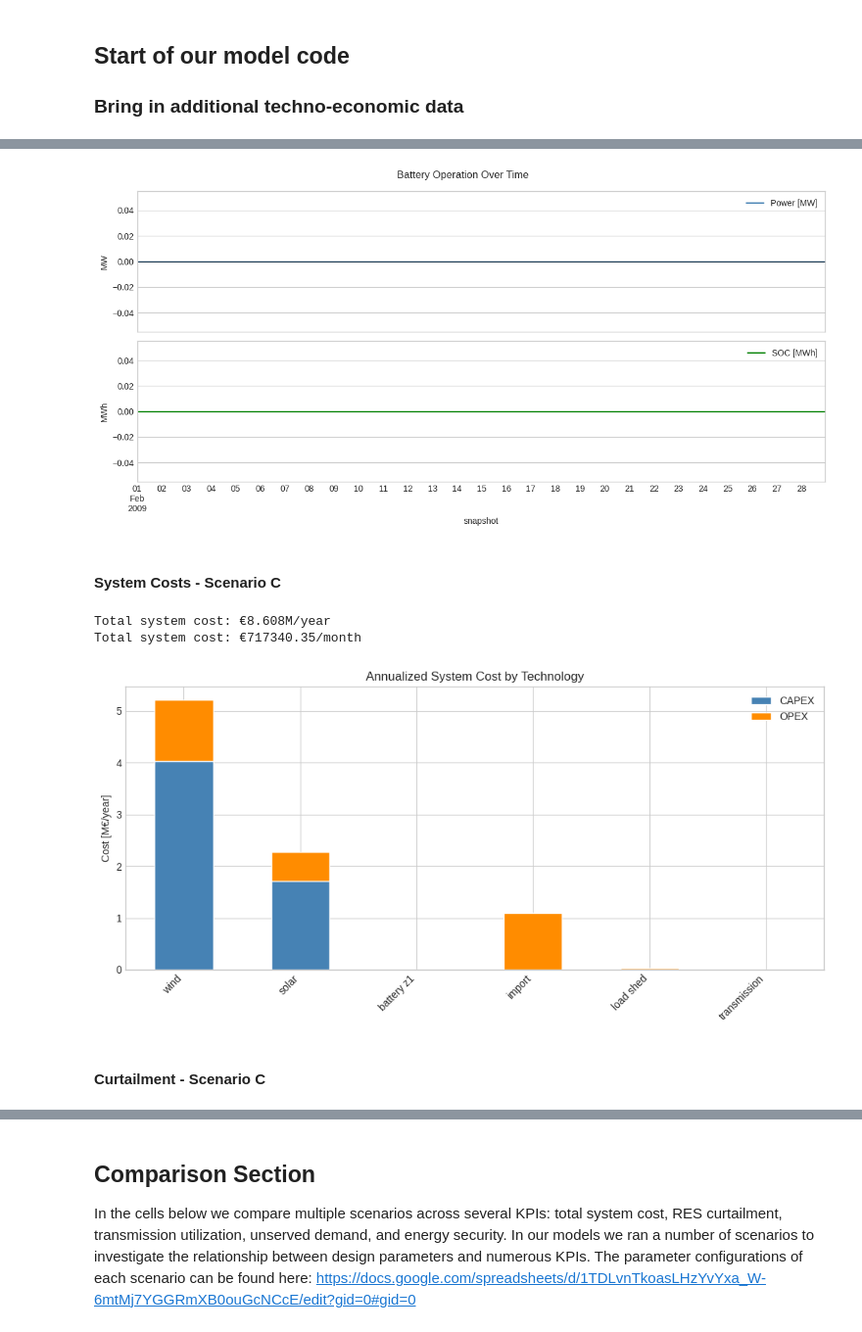
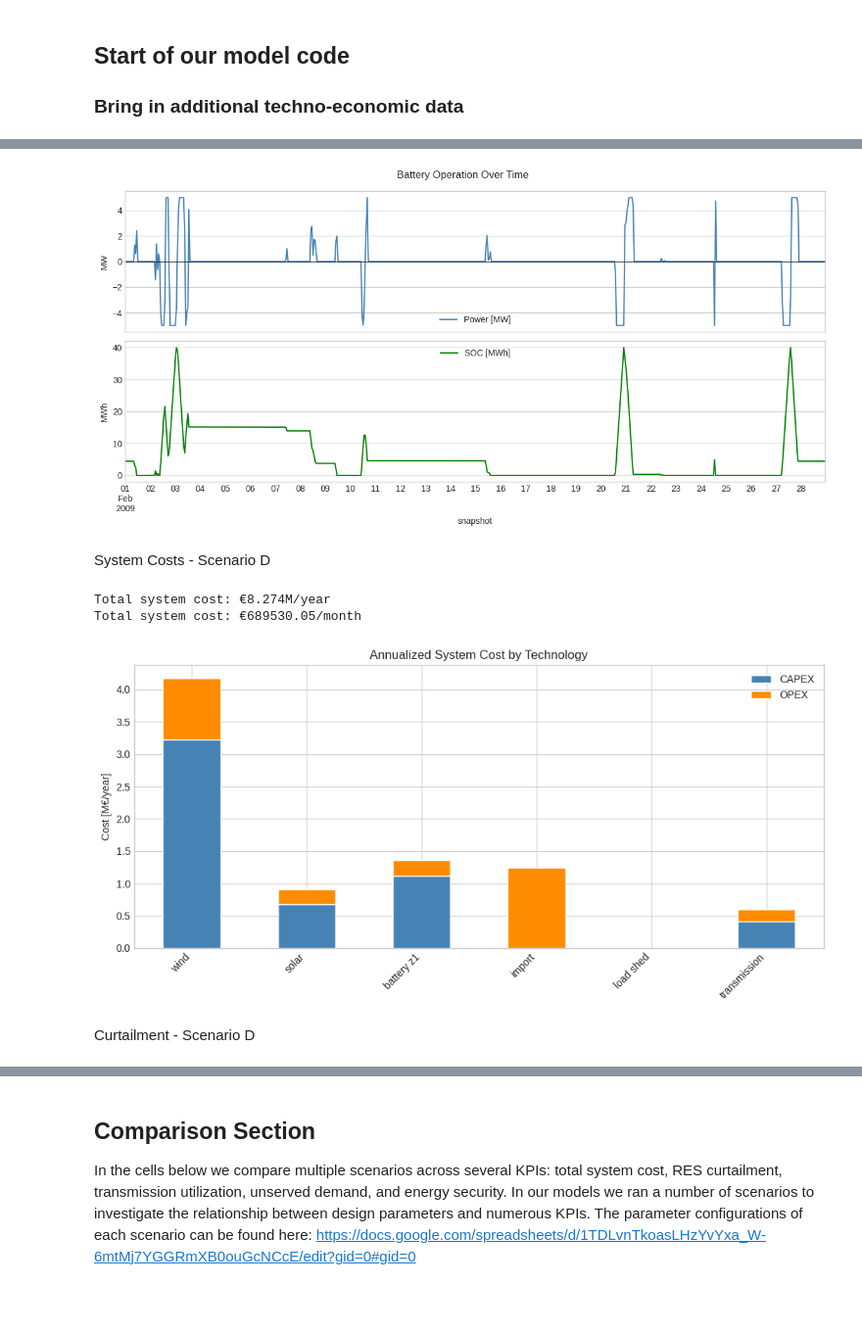
Before and after one commit to karivero/esi_final_repo, a Jupyter notebook: final_esi/ESI_Assignment/combined_submission.ipynb, the cells around one changed output, grey strips where cells are left out. Shown at 98% size. Saved outputs shown, nothing was run; the diff lists cells and outputs as text; code cells hidden in the pictures; blank space fills up the shorter version.

Commit message:
Working on report Part 1.All scenarios re-ran. Now seems like a feasible storyline.

```diff
--- a/final_esi/ESI_Assignment/combined_submission.ipynb
+++ b/final_esi/ESI_Assignment/combined_submission.ipynb
@@ -364,7 +364,7 @@ r = 0.05
 
 # Battery parameters
 p_nom_guess = 10  # MW, initial guess
-# battery_energy_capacity = 25  # MWh, from your Li-ion spec
+# battery_energy_capacity = 25  # MWh
 # battery_max_hours = battery_energy_capacity / p_nom_guess
 eta_charge = Li_ion_battery_charging_efficiency # eta is efficiency
 eta_discharge = Li_ion_battery_discharging_efficiency
@@ -501,7 +501,7 @@ n.add(
     # p_max_pu=0.05,  # at any hour, max shedding = 5% of p_nom
 )
 
-marginal_cost_wind = 0 # gave 0 here. assumed included in opex
+marginal_cost_wind = 0 # consider some cost to limit curtailment
 marginal_cost_solar = 0
 
 n.add(
@@ -513,7 +513,7 @@ n.add(
     capital_cost=capital_cost_wind, # using MW
     marginal_cost=marginal_cost_wind,
     p_nom_extendable=True, #note allows PyPSA optimization to choose how much capacity to build
-    p_nom_min =50,
+    p_nom_min =40,
 )
 
 n.add(
@@ -525,7 +525,7 @@ n.add(
     capital_cost=capital_cost_solar, # using MW
     marginal_cost=marginal_cost_solar,
     p_nom_extendable=True, #note allows PyPSA optimization to choose how much capacity to build
-    p_nom_min =50,
+    p_nom_min =20,
 )
 
 n.add(
@@ -541,16 +541,16 @@ n.add(
 #manually swap batteries
 n.add(
     "StorageUnit",
-    "battery storage zone 1", #better way than manual swap to make sure only one battery built at a time?
+    "battery storage zone 1",
     bus="zone1",
     carrier="battery storage",
-    p_nom=p_nom_guess, #MW
+    p_nom_min=p_nom_guess, #MW
     p_nom_extendable=True,
-    max_hours=max_hours_bat, # E_max = p_nom * max_hours battery can go 3 hours at full discharge
-    capital_cost=capital_cost_battery,
+    max_hours=4, # E_max = p_nom * max_hours battery can go 3 hours at full discharge
+    capital_cost=capital_cost_battery, #needs to be in eur/MW
     efficiency_store=eta_charge,
     efficiency_dispatch=eta_discharge,
-    standing_loss=Li_ion_battery_self_discharge_coefficient,
+    standing_loss=0.00004,
     p_max_pu=max_charge_pu,    # max discharge capacity = 50% of p_nom
     p_min_pu=-max_charge_pu,   # max charge capacity = 50% of p_nom (note: negative = charging)
     cyclic_state_of_charge=True, #The battery’s state of charge at the end of the simulation equals its starting state. Ensures no net energy accumulation over the optimization horizon. Important for representing a full year or cyclic operation
@@ -559,7 +559,7 @@ n.add(
 
 # n.add(
 #     "StorageUnit",
-#     "battery storage zone 2", #manually swap in
+#     "battery storage zone 2",
 #     bus="zone2",
 #     carrier="battery storage",
 #     p_nom=p_nom_guess, #MW
@@ -580,15 +580,6 @@ for zone, lat, lon in zip(REGIONS_ELEC, LAT, LON):
     n.buses.loc[zone, "x"] = lon
 
 n.optimize()
-
-#sanity checks
-# print(annualized_capex_wind)  # ~80,600 €/MW/year
-# print(annualized_capex_solar) # ~34,200 €/MW/year
-# print(ts.solar_pu.describe())
-# print(ts.e_load_mw.describe())
-
-print(n.generators.p_nom_opt)          # optimized capacity by generator
-print(n.storage_units.p_nom_opt)       # optimized battery capacity
 # %% [output]
 WARNING:pypsa.optimization.constraints:StorageUnits ['battery storage zone 1']: Cyclic state of charge constraint overrules initial storage level setting. User-defined state_of_charge_initial will be  ...
 INFO:linopy.model: Solve problem using Highs solver
@@ -704,9 +673,9 @@ plt.suptitle("Battery Operation Over Time")
 plt.tight_layout()
 plt.show()
 # %% [output]
-[figure, old version]
+[figure, new version]
 # %% [markdown]
-#### System Costs - Scenario C
+System Costs - Scenario D
 # %%
 # Costs Reconstruction
 # Reconstruct costs manually
@@ -717,44 +686,45 @@ opt_battery_z1_mw = n.storage_units.p_nom_opt["battery storage zone 1"]
 opt_import_mwh = n.generators_t.p["import"].sum()
 opt_loadshed_mwh = n.generators_t.p["load shedding"].sum()
 
+transmission_capacity = n.links.loc["zone1-zone2", "p_nom_opt"]
 cost_data = {
     "wind":       {"CAPEX": annualized_capex_wind * opt_wind_mw,
                    "OPEX":  annualized_opex_wind  * opt_wind_mw},
     "solar":      {"CAPEX": annualized_capex_solar * opt_solar_mw,
                    "OPEX":  annualized_opex_solar  * opt_solar_mw},
     "battery z1": {"CAPEX": annualized_capex_battery * opt_battery_z1_mw,
                    "OPEX":  annualized_opex_battery  * opt_battery_z1_mw},
     # "battery z2": {"CAPEX": annualized_capex_battery * opt_battery_z2_mw,
     #                "OPEX":  annualized_opex_battery  * opt_battery_z2_mw},
     "import":     {"CAPEX": 0,
                    "OPEX":  Operational_cost_electricity_import_cost * opt_import_mwh},
     "load shed":  {"CAPEX": 0,
                    "OPEX":  Operational_cost_lost_load_penalty * opt_loadshed_mwh},
-    "transmission": {"CAPEX": annualized_capex_transmission * n.links.loc["zone1-zone2", "p_nom"],
-                     "OPEX":  annualized_opex_transmission  * n.links.loc["zone1-zone2", "p_nom"]},
-}
+    "transmission": {"CAPEX": annualized_capex_transmission * transmission_capacity,
+                         "OPEX":  annualized_opex_transmission  * transmission_capacity,},
+    }
 
 cost_df = pd.DataFrame(cost_data).T.div(1e6)  # convert to M€
 
 # plot
 print(f"Total system cost: €{cost_df['CAPEX'].sum() + cost_df['OPEX'].sum():.3f}M/year")
 total_annual_cost = cost_df['CAPEX'].sum() + cost_df['OPEX'].sum()
 total_monthly_cost = total_annual_cost * 1e6/ 12
 print(f"Total system cost: €{total_monthly_cost:.2f}/month")
 fig, ax = plt.subplots(figsize=(10, 5))
 cost_df[["CAPEX", "OPEX"]].plot(kind="bar", stacked=True, ax=ax,
                                  color=["steelblue", "darkorange"])
 ax.set_ylabel("Cost [M€/year]")
 ax.set_title("Annualized System Cost by Technology")
 plt.xticks(rotation=45, ha="right")
 plt.tight_layout()
 plt.show()
 # %% [output]
-Total system cost: €8.608M/year
-Total system cost: €717340.35/month
+Total system cost: €8.274M/year
+Total system cost: €689530.05/month
-[figure, old version]
+[figure, new version]
 # %% [markdown]
-#### Curtailment - Scenario C
+Curtailment - Scenario D
 # %%
 # Available generation (MW)
 opt_wind_mw = n.generators.p_nom_opt["wind"] * n.generators_t.p_max_pu["wind"]
```
Also changed, not shown: parts of 34 cells of this notebook, 8 other files.
